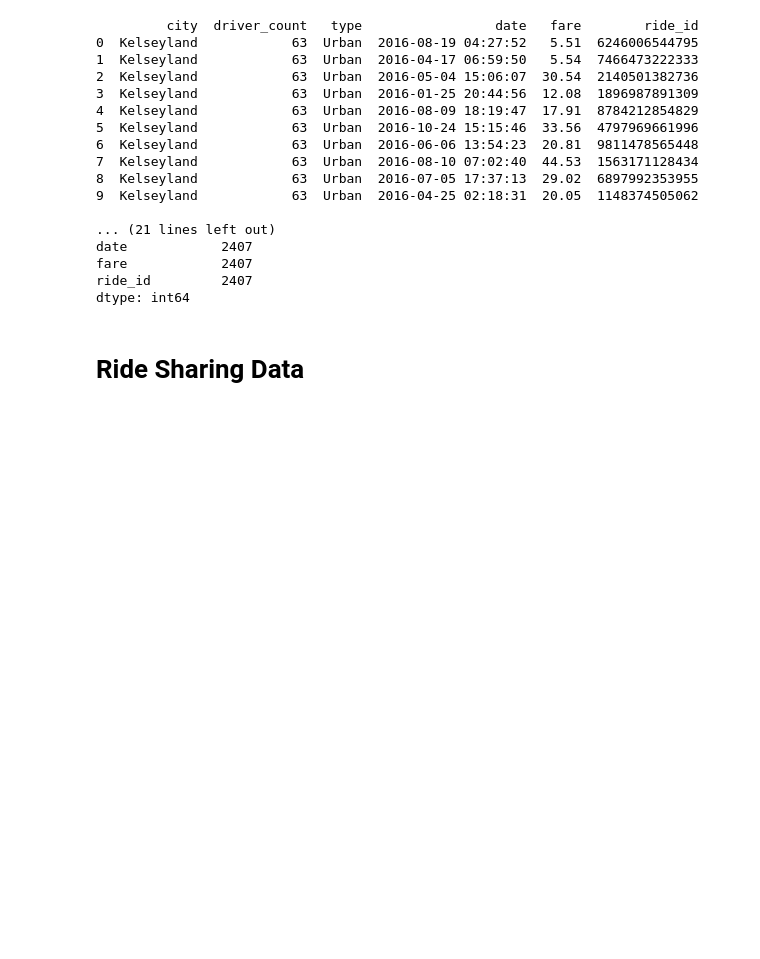
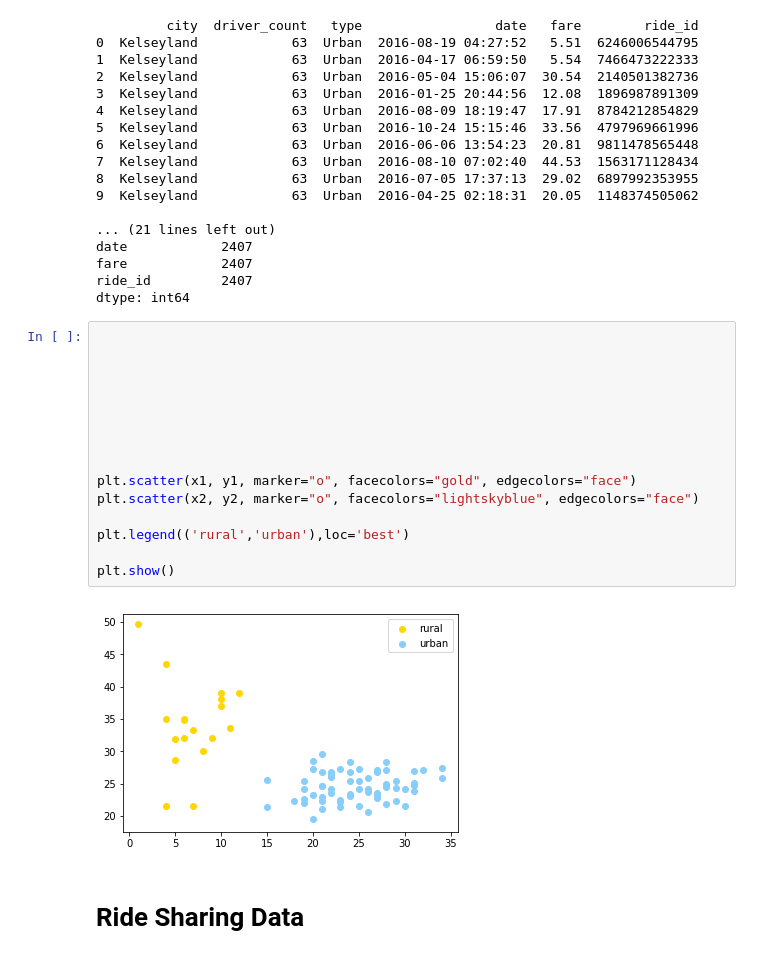
Before and after one commit to spencerrand/Ride-Sharing-Analysis, a Jupyter notebook: Pyber/main.ipynb, the cells around one changed output. Cells and saved outputs as stored; diff of their text form; blank space fills up the shorter version.

```diff
--- a/Pyber/main.ipynb
+++ b/Pyber/main.ipynb
@@ -100,6 +100,23 @@ date            2407
 fare            2407
 ride_id         2407
 dtype: int64
+# %%
+
+
+
+
+
+
+
+
+plt.scatter(x1, y1, marker="o", facecolors="gold", edgecolors="face")
+plt.scatter(x2, y2, marker="o", facecolors="lightskyblue", edgecolors="face")
+
+plt.legend(('rural','urban'),loc='best')
+
+plt.show()
+# %% [output]
+[figure, added]
 # %% [markdown]
 <h1>Ride Sharing Data</h1>
 # %%
```
Also changed, not shown: parts of 1 cell of this notebook.
